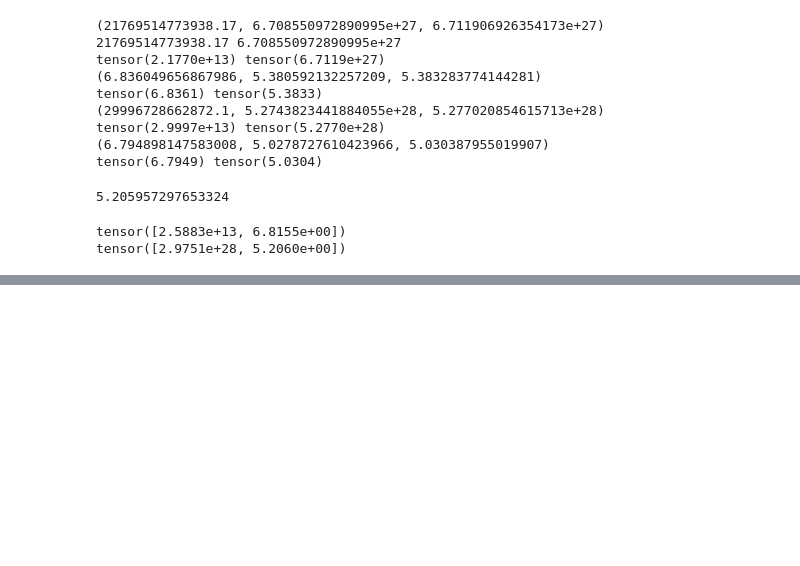
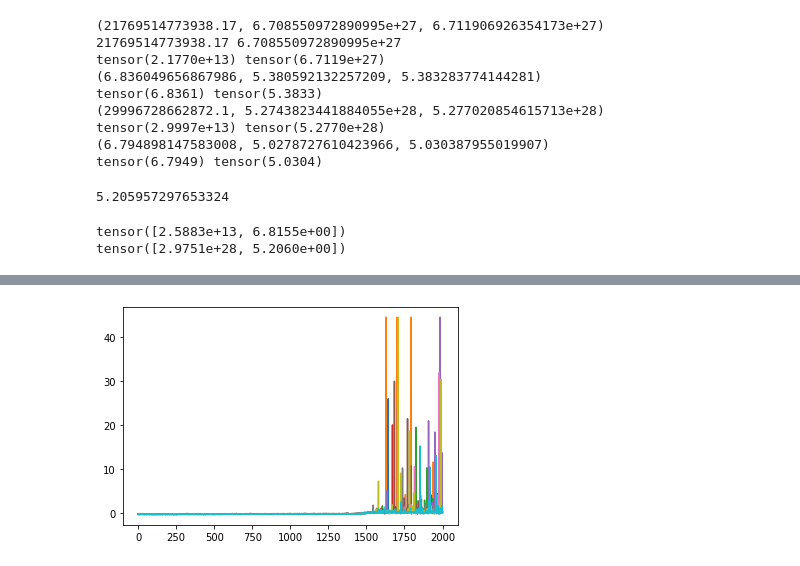
Before and after one commit to PPPLDeepLearning/frnn-loader, a Jupyter notebook: examples/notebooks/test_dataset_normalization.ipynb, the cells around one changed output, grey strips where cells are left out. Drawn from its saved outputs; the diff is of its cells as text; code cells hidden in the pictures; blank space fills up the shorter version.

```diff
--- a/examples/notebooks/test_dataset_normalization.ipynb
+++ b/examples/notebooks/test_dataset_normalization.ipynb
@@ -443,0 +558,5 @@ tensor([2.9751e+28, 5.2060e+00])
+# %%
+for ds in ds_clear_list:
+    plt.plot((ds[:][:,0] - mean_all[0]) / np.sqrt(var_all[0]))
+# %% [output]
+[figure, added]
```
Also changed, not shown: parts of 11 cells of this notebook, 9 other files.
